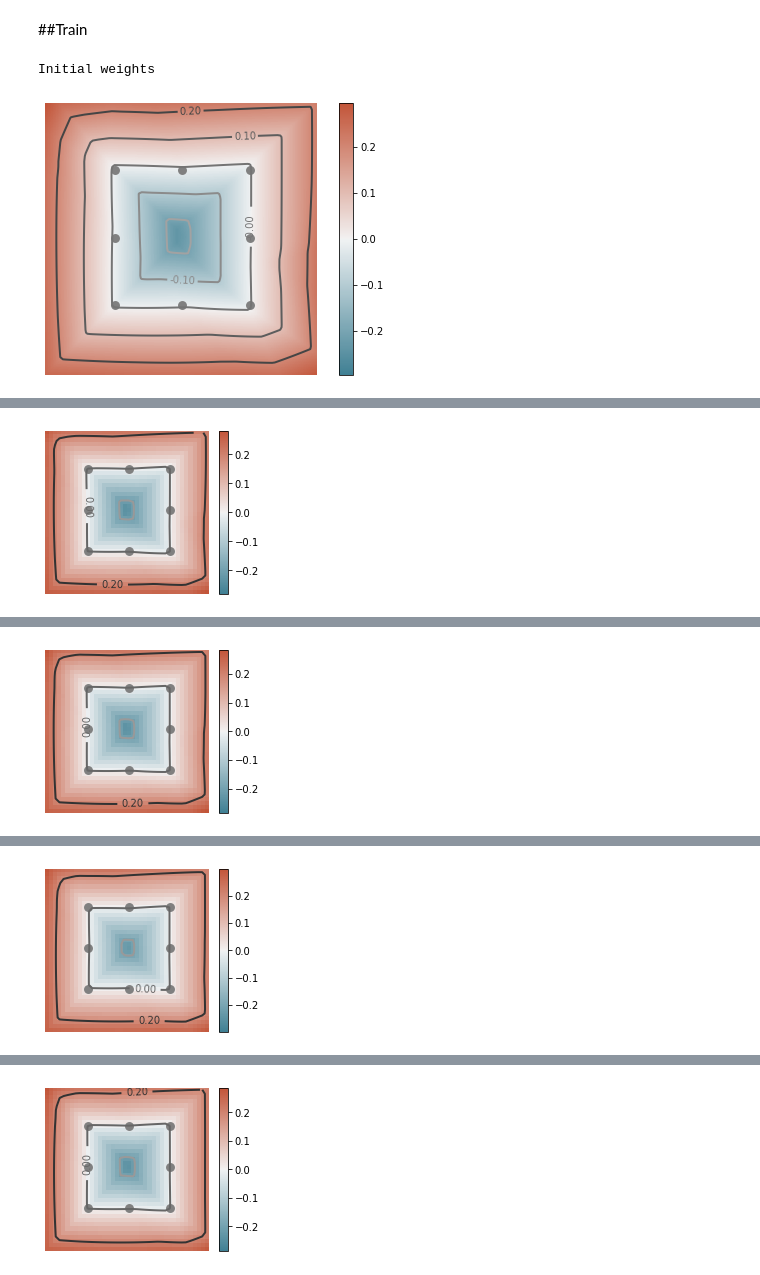
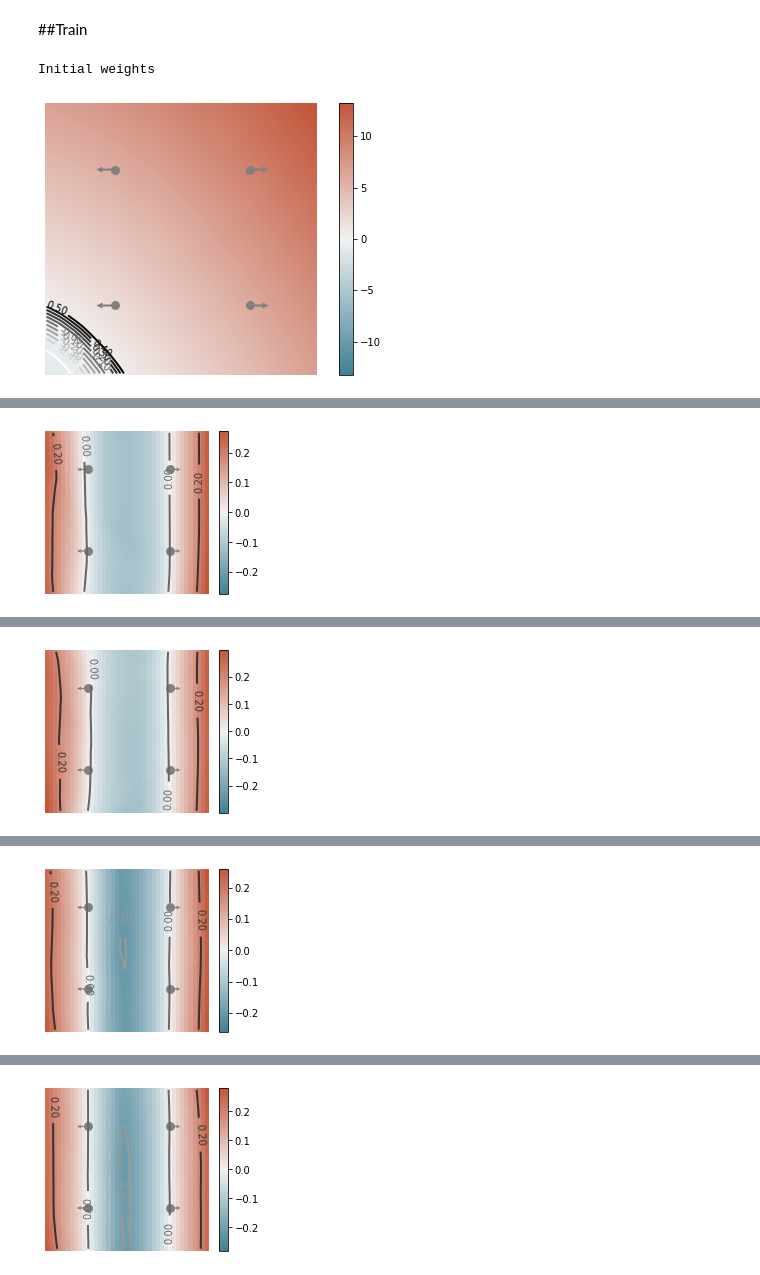
Before and after one commit to Egoago/Onlab, a Jupyter notebook: Önlab.ipynb, the cells around one changed output, grey strips where cells are left out. Cells and saved outputs as stored; diff of their text form; code cells hidden in the pictures.

Commit message:
Added normals

```diff
--- a/Önlab.ipynb
+++ b/Önlab.ipynb
@@ -65,8 +79,9 @@ plt.show()
 # %%
 class DataGenerator(Sequence):
   seed = 0
-  def __init__(self, batchCount, batchSize, controlPoints):
+  def __init__(self, batchCount, batchSize, controlPoints, controlNormals=None):
     self.controlPoints = controlPoints
+    self.controlNormals = controlNormals
     self.batchCount = batchCount
     self.batchSize = batchSize
     self.seed = DataGenerator.seed
@@ -81,7 +96,7 @@ class DataGenerator(Sequence):
     for i in range(self.batchSize):
       p = self.randGen.random(2)
       P.append(p)
-    return np.array(P), self.controlPoints
+    return np.array(P), self.controlPoints, controlNormals
 
   #def on_epoch_end(self):
     #self.randGen = np.random.default_rng(seed=self.seed)
@@ -129,22 +165,20 @@ class CustomModel(Model):
   def reset(self):
     self.set_weights(self.initialWeights)
 # %%
-def SofterRelu(x):
-  return tf.math.log(1 + tf.math.exp(100*x))/100
 inputLayer = Input(shape=(2,))
 hiddenLayer1 = Dense(16,
                      kernel_initializer= RandomNormal(stddev=np.sqrt(2)/np.sqrt(16)),
                      bias_initializer=Zeros())(inputLayer)
-elu1 = tf.keras.layers.ELU(0.2)(hiddenLayer1)
+elu1 = tf.keras.layers.ELU(0.8)(hiddenLayer1)
 hiddenLayer2 = Dense(16,
                      kernel_initializer= RandomNormal(stddev=np.sqrt(2)/np.sqrt(16)),
                      bias_initializer=Zeros())(elu1)
-elu2 = tf.keras.layers.ELU(0.2)(hiddenLayer2)
+elu2 = tf.keras.layers.ELU(0.8)(hiddenLayer2)
 #dropout1 = Dropout(0.1)(hiddenLayer2)
 hiddenLayer3 = Dense(2,
                      kernel_initializer= RandomNormal(mean=np.pi/np.sqrt(2), stddev=0.00001),
                      bias_initializer=Constant(-1))(elu2)
-elu3 = tf.keras.layers.ELU(0.2)(hiddenLayer3)
+elu3 = tf.keras.layers.ELU(0.9)(hiddenLayer3)
 skipLayer = Add()([elu3, inputLayer])
 outputLayer = Dense(1, activation='linear')(skipLayer)
 
@@ -175,7 +193,7 @@ Trainable variables: 357
 # %% [markdown]
 ##Feedback
 # %%
-def plot(model, controlPoints=None, plotSize='big'):
+def plot(model, controlPoints=None, controlNormals=None, plotSize='big'):
     sizeDict = {
         'big': ((13,10), 200, 0.05),
         'medium': ((8,5), 100, 0.1),
@@ -202,41 +220,53 @@ def plot(model, controlPoints=None, plotSize='big'):
     colorbar(im)
     cset = contour(prediction,arange(-0.6,0.6,lineDensity),linewidths=2,cmap='gray_r')
     clabel(cset,inline=True,fmt='%1.2f',fontsize=10)
-    if(controlPoints is not None):
+    if controlPoints is not None:
       plot = sns.scatterplot(x=controlPoints[:,0]*resolution,
                       y=controlPoints[:,1]*resolution,
                       color = 'grey',
                       s = 80,
                       linewidth = 0)
+      if controlNormals is not None:
+        plt.quiver(controlPoints[:,0]*resolution,
+                  controlPoints[:,1]*resolution,
+                  controlNormals[:,0],
+                  controlNormals[:,1],
+                  color='grey',
+                  headlength = 3,
+                  scale = 15,
+                  headaxislength=3)
     prediction = []
     plt.show()
 
 class PlotCallback(Callback):
-  def __init__(self, model, controlPoints, step=2):
+  def __init__(self, model, controlPoints=None, controlNormals=None, step=2):
     self.model = model
     self.controlPoints = controlPoints
+    self.controlNormals = controlNormals
     self.step = step
     self.plots = []
 
   def on_train_begin(self, logs=None):
     print('Initial weights')
-    plot(self.model, controlPoints, plotSize='medium')
+    plot(self.model, controlPoints, controlNormals, plotSize='medium')
 
   def on_epoch_end(self, epoch, logs=None):
     if (epoch%self.step == 0):
-      plot(self.model, controlPoints, plotSize='small')
+      plot(self.model, controlPoints, controlNormals, plotSize='small')
 # %% [markdown]
 ##Train
 # %%
-controlPoints = square
-#model.reset()
+controlPoints = fourPoints
+controlNormals = foruPointsNormals
+model.reset()
 history = model.fit(DataGenerator(batchCount = 10000,
-                                  batchSize = 128,
-                                  controlPoints = controlPoints),
+                                  batchSize = 4,
+                                  controlPoints = controlPoints,
+                                  controlNormals = controlNormals),
                     verbose = 1,
-                    callbacks = [PlotCallback(model, controlPoints, 1)],
+                    callbacks = [PlotCallback(model, controlPoints, controlNormals, 1)],
                     epochs = 10)
 # %% [output]
 Initial weights
-[figure, old version]
+[figure, new version]
 Epoch 1/10
@@ -244,2 +274,2 @@ Epoch 1/10
-[figure, old version]
+[figure, new version]
 Epoch 2/10
@@ -247,2 +277,2 @@ Epoch 2/10
-[figure, old version]
+[figure, new version]
 Epoch 3/10
@@ -250,2 +280,2 @@ Epoch 3/10
-[figure, old version]
+[figure, new version]
 Epoch 4/10
@@ -253,2 +283,2 @@ Epoch 4/10
-[figure, old version]
+[figure, new version]
 Epoch 5/10
```
Also changed, not shown: parts of 5 cells of this notebook.
